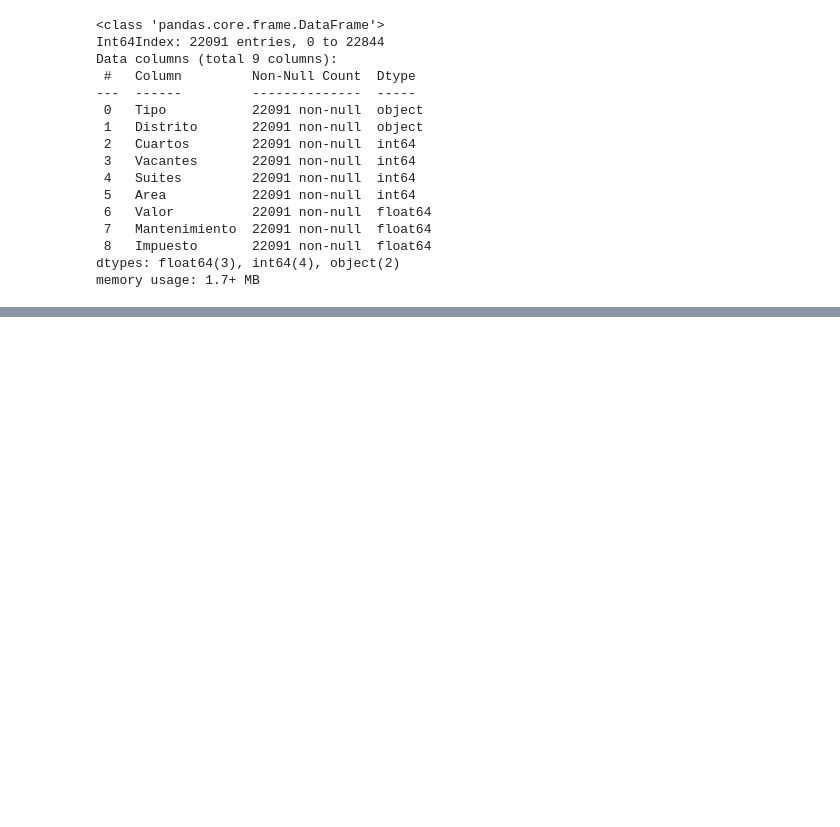
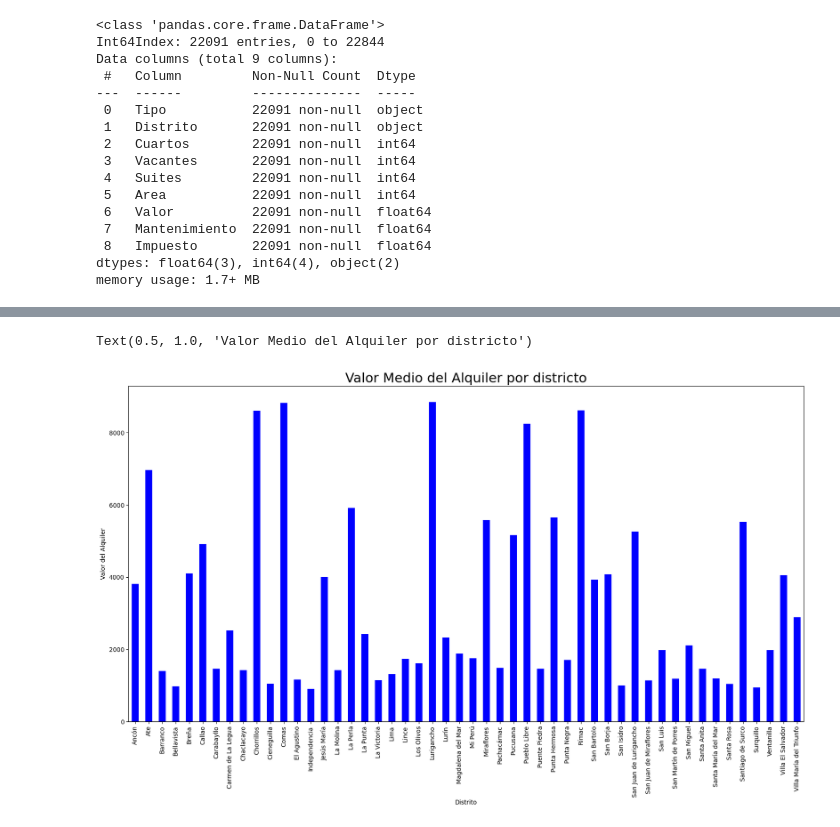
Before and after one commit to Fsalasgit/alura_pythonParaDS, a Jupyter notebook: 03_Python_Pandas_TratamientoyAnalisisDatos.ipynb, the cells around one changed output, grey strips where cells are left out. Cells and saved outputs as stored; diff of their text form; code cells hidden in the pictures; blank space fills up the shorter version.

```diff
--- a/03_Python_Pandas_TratamientoyAnalisisDatos.ipynb
+++ b/03_Python_Pandas_TratamientoyAnalisisDatos.ipynb
@@ -1114,0 +1655,4 @@ datos.to_csv('alquiler_residencial.csv', sep = ';', index = False)
+# %%
+datos = pd.read_csv('alquiler_residencial.csv', sep = ';')
+grupo_barrio = datos.groupby('Distrito')
+grupo_barrio['Valor'].aggregate(['min', 'max']).rename(columns = {'min': 'Mínimo', 'max': ' Máximo'})
@@ -1114,0 +1674,11 @@ datos.to_csv('alquiler_residencial.csv', sep = ';', index = False)
+# %%
+%matplotlib inline
+import matplotlib.pyplot as plt
+plt.rc('figure', figsize = (20,10))
+# %%
+fig = grupo_barrio ['Valor'].mean().plot.bar(color = 'blue')
+fig.set_ylabel('Valor del Alquiler')
+fig.set_title('Valor Medio del Alquiler por districto',{'fontsize':22})
+# %% [output]
+Text(0.5, 1.0, 'Valor Medio del Alquiler por districto')
+[figure, added]
```
Also changed, not shown: parts of 101 cells of this notebook.
